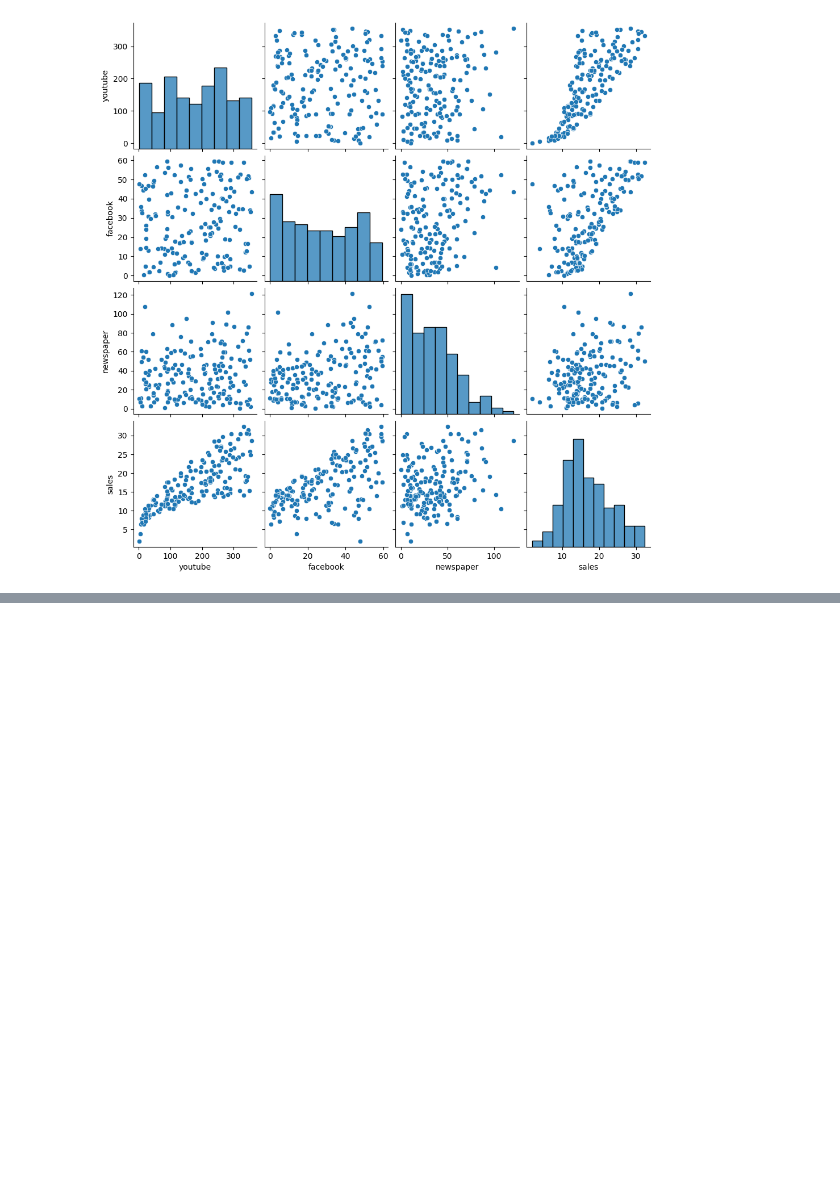
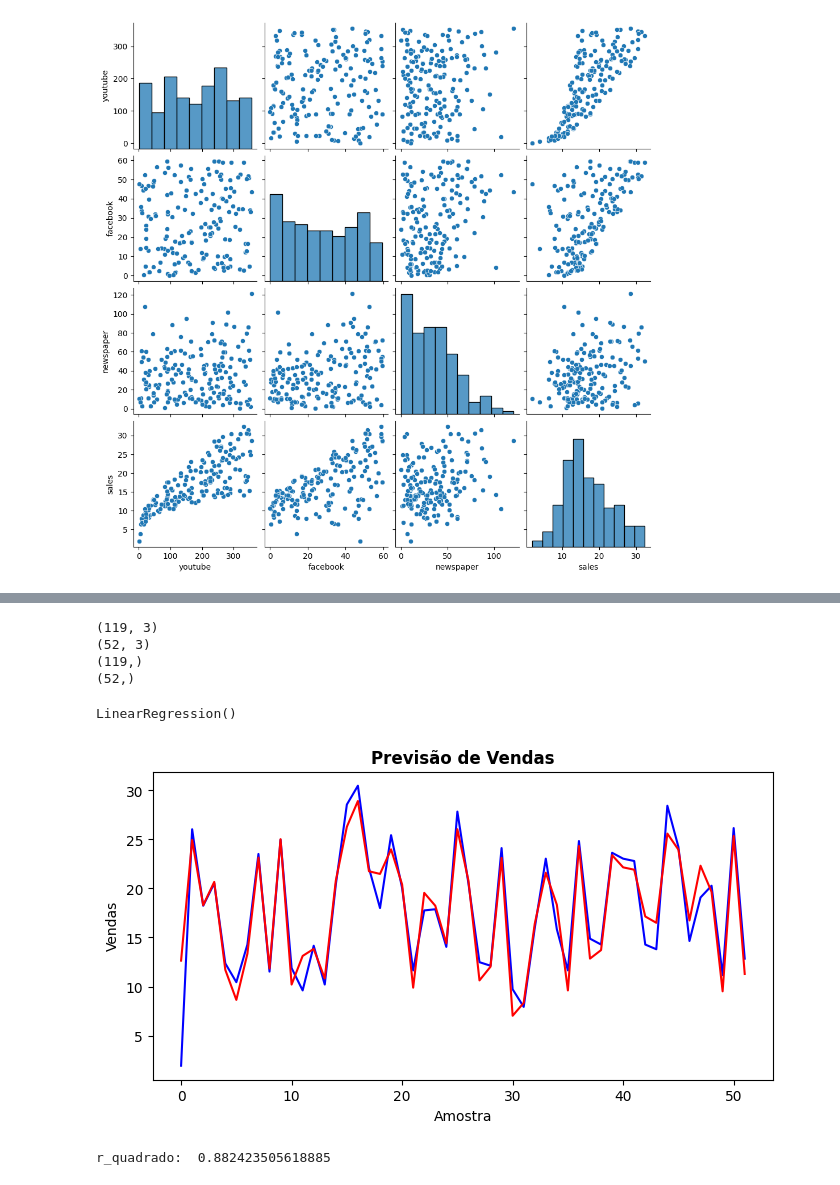
Before and after one commit to leandroboteon/linear-regression-sales-forecast, a Jupyter notebook: Regressao_para_MKT.ipynb, the cells around one changed output, grey strips where cells are left out. Cells and saved outputs as stored; diff of their text form; code cells hidden in the pictures; blank space fills up the shorter version.

```diff
--- a/Regressao_para_MKT.ipynb
+++ b/Regressao_para_MKT.ipynb
@@ -97,0 +84,52 @@ plt.show()
+# %%
+from sklearn.model_selection import train_test_split
+
+# features e target
+X = df[["youtube", "facebook", "newspaper"]]
+Y = df["sales"]
+# %%
+# Dividir os dados (70% treinamento, 30% teste)
+X_train, X_test, Y_train, Y_test = train_test_split(X, Y, train_size=0.7, test_size=0.3, random_state=42)
+# %%
+print(X_train.shape)
+print(X_test.shape)
+print(Y_train.shape)
+print(Y_test.shape)
+# %% [output]
+(119, 3)
+(52, 3)
+(119,)
+(52,)
+# %%
+from sklearn.linear_model import LinearRegression
+
+# Inicializar o modelo
+lm = LinearRegression()
+
+# Treinar o modelo
+lm.fit(X_train, Y_train)
+# %% [output]
+LinearRegression()
+# %%
+# Fazer predições
+Y_pred = lm.predict(X_test)
+# %%
+# Comparar valores reais vs predict
+plt.figure(figsize=(8,4))
+plt.plot(Y_test.values, color="blue")
+plt.plot(Y_pred, color="red")
+plt.title("Previsão de Vendas", fontweight="bold")
+plt.xlabel("Amostra")
+plt.ylabel("Vendas")
+plt.show()
+# %% [output]
+[figure, added]
+# %%
+from sklearn.metrics import r2_score
+
+# Calcular r² e apresentação do resultado de predição
+r = r2_score(Y_test, Y_pred)
+
+print("r_quadrado: ", r)
+# %% [output]
+r_quadrado:  0.882423505618885
```
Also changed, not shown: parts of 10 cells of this notebook.
